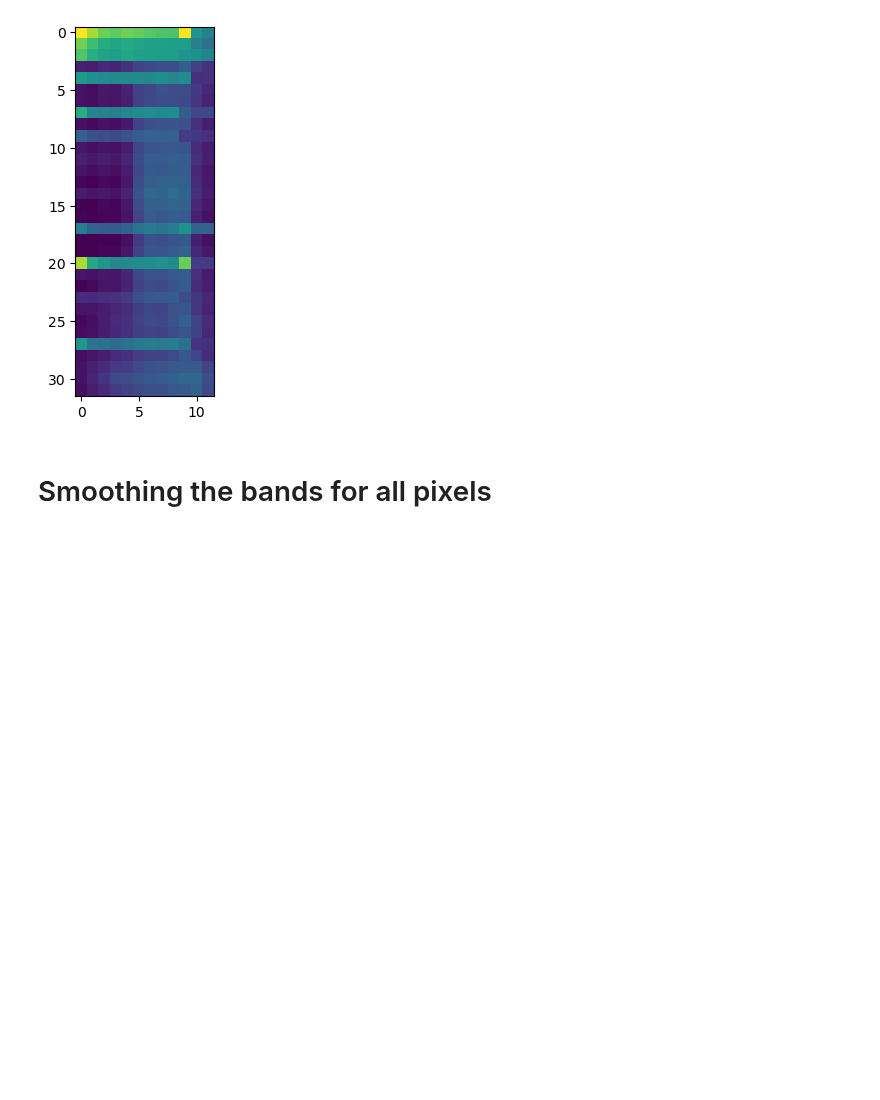
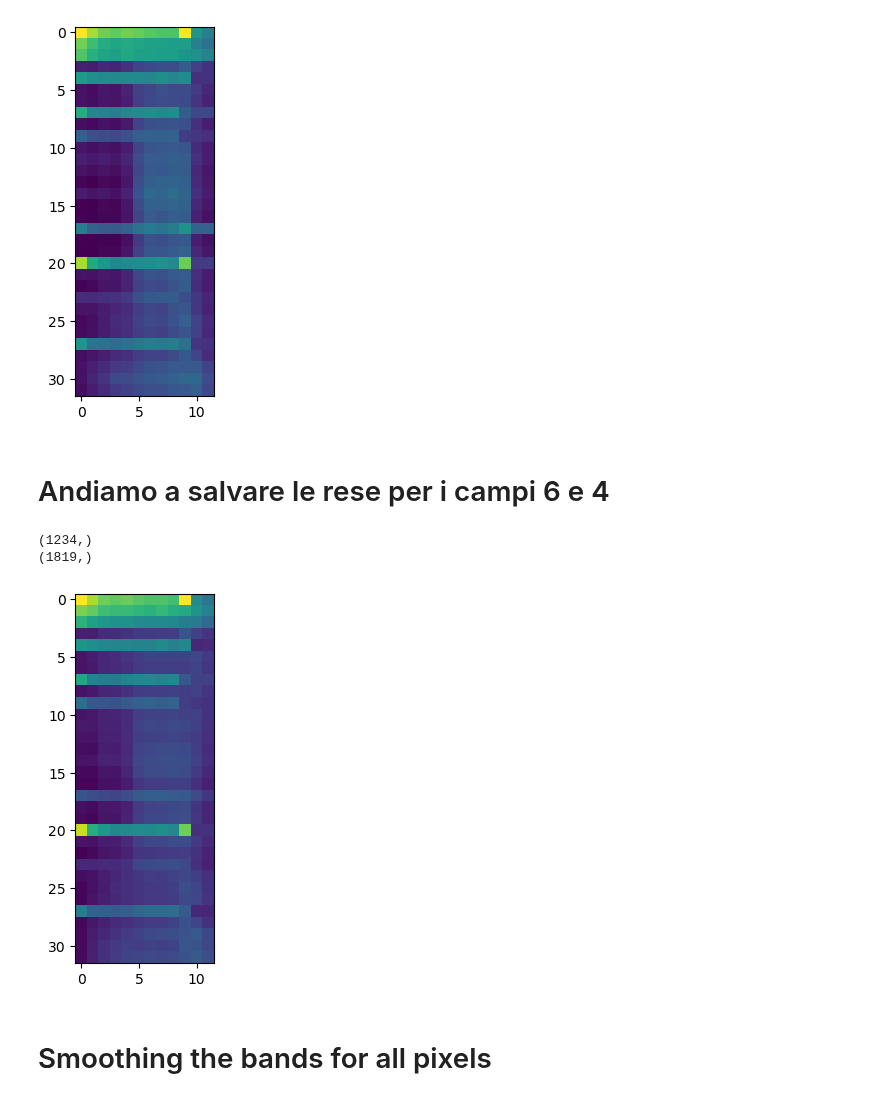
Before and after one commit to Simone-Scalella/AgriVision2022, a Jupyter notebook: impResa.ipynb, the cells around one changed output. Cells and saved outputs as stored; diff of their text form; code cells hidden in the pictures; blank space fills up the shorter version.

Commit message:
rese e campi 4 e 6

```diff
--- a/impResa.ipynb
+++ b/impResa.ipynb
@@ -70,6 +80,40 @@ with open('./pickles/newResa3.pickle', 'wb') as handle:
 # %% [output]
 (1579,)
 [figure]
+# %% [markdown]
+# Andiamo a salvare le rese per i campi 6 e 4
+# %%
+newImage4 = []
+newResa4 = []
+for x in range(0, campo4.shape[2]):
+    for y in range(0,campo4.shape[3]):
+        if(np.sum(campo4[:,:,x,y] != 0)):
+            newImage4.append(campo4[18:50,:,x,y]/12000) # Reccomended value for normalization
+            newResa4.append(resa4[x,y])
+newResa4 = np.array(newResa4)
+print(newResa4.shape)
+plt.imshow(newImage4[10])
+
+newImage6 = []
+newResa6 = []
+for x in range(0, campo6.shape[2]):
+    for y in range(0,campo6.shape[3]):
+        if(np.sum(campo6[:,:,x,y] != 0)):
+            newImage6.append(campo6[18:50,:,x,y]/12000) # Reccomended value for normalization
+            newResa6.append(resa6[x,y])
+newResa6 = np.array(newResa6)
+print(newResa6.shape)
+plt.imshow(newImage6[10])
+
+# Save the normalized yield
+with open('./pickles/newResa4.pickle', 'wb') as handle:
+    pickle.dump(newResa4, handle, protocol=pickle.HIGHEST_PROTOCOL)
+with open('./pickles/newResa6.pickle', 'wb') as handle:
+    pickle.dump(newResa6, handle, protocol=pickle.HIGHEST_PROTOCOL)
+# %% [output]
+(1234,)
+(1819,)
+[figure, added]
 # %% [markdown]
 # Smoothing the bands for all pixels
 # %%
```
Also changed, not shown: parts of 11 cells of this notebook, 7 other files.
